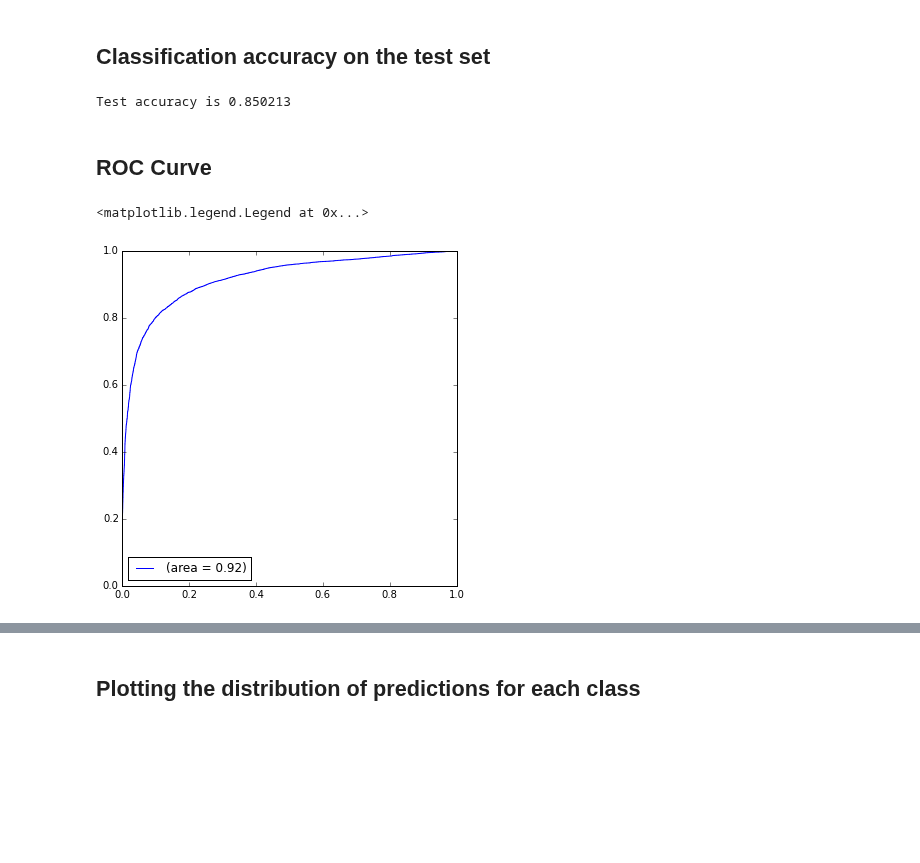
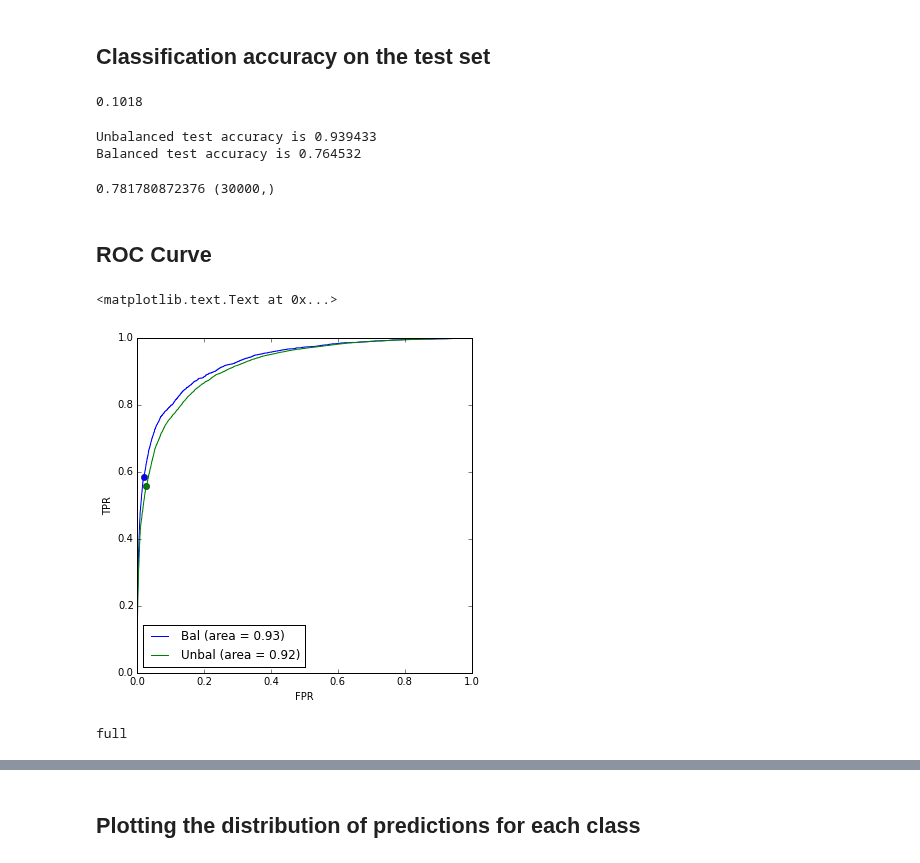
Before and after one commit to mdfirman/CityNet, a Jupyter notebook: notebooks/detection/Biotic CNN.ipynb, the cells around one changed output, grey strips where cells are left out. Cells and saved outputs as stored; diff of their text form; code cells hidden in the pictures; blank space fills up the shorter version.

```diff
--- a/notebooks/detection/Biotic CNN.ipynb
+++ b/notebooks/detection/Biotic CNN.ipynb
@@ -41,7 +47,7 @@ This split was done in 'Biotic slice extraction'
 # %%
 datapath = '/home/michael/projects/engaged_hackathon_data/detection/train_test_patches/'
 data_small = scipy.io.loadmat(datapath + 'small.mat')
-data_big = scipy.io.loadmat(datapath + 'full.mat')
+data_big = scipy.io.loadmat(datapath + 'unbalanced_128.mat')
 
 datasetsize = 'full'
 
@@ -69,6 +81,7 @@ X (18286, 1, 75, 19)
 ## Setting up and training the CNN, using NoLearn (& Lasagne)
 # %%
 # Xmnist
+# todo - change architcture
 layers0 = [
     # layer dealing with the input data
     (layers.InputLayer, {'shape': (None, train['X'].shape[1], train['X'].shape[2], train['X'].shape[3])}),
@@ -80,12 +93,13 @@ layers0 = [
 #     (layers.Conv2DLayer, {'num_filters': 96, 'filter_size': 3}),
     (layers.Conv2DLayer, {'num_filters': 96, 'filter_size': 3}),
     (layers.MaxPool2DLayer, {'pool_size': 2}),
-
+    (layers.DropoutLayer, {}),
     # second stage of our convolutional layers
-    (layers.Conv2DLayer, {'num_filters': 128, 'filter_size': 3}),
+#     (layers.Conv2DLayer, {'num_filters': 128, 'filter_size': 3}),
     (layers.Conv2DLayer, {'num_filters': 128, 'filter_size': 3}),
     (layers.Conv2DLayer, {'num_filters': 128, 'filter_size': 3}),
     (layers.MaxPool2DLayer, {'pool_size': 2}),
+    (layers.DropoutLayer, {}),
 
     # two dense layers with dropout
     (layers.DenseLayer, {'num_units': 64}),
@@ -99,6 +113,8 @@ layers0 = [
 def regularization_objective(layers, lambda1=0., lambda2=0., *args, **kwargs):
     # default loss
     losses = objective(layers, *args, **kwargs)
+#     target=, loss_function=categorical_crossentropy, aggregate='mean')
+
     # get the layers' weights, but only those that should be regularized
     # (i.e. not the biases)
     weights = get_all_params(layers[-1], regularizable=True)
@@ -113,10 +129,10 @@ def regularization_objective(layers, lambda1=0., lambda2=0., *args, **kwargs):
 
 net0 = NeuralNet(
     layers=layers0,
-    max_epochs=10,
+    max_epochs=12,
 
     update=adam,
-    update_learning_rate=0.0002,
+    update_learning_rate=0.002,
 
     objective=regularization_objective,
     objective_lambda2=0.0025,
@@ -148,29 +164,68 @@ net0.fit(train['X'], train['y']);
 # %% [markdown]
 ## Classification accuracy on the test set
-# %%
-#threshold = threshold
-pred_y = net0.predict_proba(test['X'])[:, 1]
-
-test_accuracy = metrics.accuracy_score(test['y'], pred_y>0.5)
-
-print "Test accuracy is %f" % test_accuracy
-# %% [output]
-Test accuracy is 0.850213
+# %%
+print test['y'].mean()
+# %% [output]
+0.1018
+# %%
+# on the unbalanced test set
+pred_y_unbal = net0.predict_proba(test['X'])[:, 1]
+unbalanced_test_accuracy = metrics.accuracy_score(test['y'], pred_y_unbal>0.5)
+print "Unbalanced test accuracy is %f" % unbalanced_test_accuracy
+
+# on the balanced test set
+data_balanced = scipy.io.loadmat(datapath + '128.mat')
+test_bal = {}
+test_bal['X'] = data_balanced['X_test']
+test_bal['y'] = data_balanced['y_test'].ravel()
+pred_y_bal = net0.predict_proba(test_bal['X'])[:, 1]
+balanced_test_accuracy = metrics.accuracy_score(test_bal['y'], pred_y_bal>0.5)
+print "Balanced test accuracy is %f" % balanced_test_accuracy
+# %% [output]
+Unbalanced test accuracy is 0.939433
+Balanced test accuracy is 0.764532
+# %%
+# do class balancing on the unbalanced set
+accs = 0
+for target in [0, 1]:
+    idxs = test['y']==target
+    accs += metrics.accuracy_score(test['y'][idxs], pred_y_unbal[idxs]>0.5)
+accs /= 2
+print accs, pred_y_unbal.shape
+# %% [output]
+0.781780872376 (30000,)
 # %% [markdown]
 ## ROC Curve
 # %%
 from sklearn.metrics import roc_curve, auc
 
 # plotting this line
 plt.figure(figsize=(6, 6))
-fpr, tpr, _ = roc_curve(test['y'], pred_y.ravel())
+fpr, tpr, thresh = roc_curve(test['y'], pred_y_unbal.ravel())
+mid_idx = np.argmin(np.abs(thresh-0.5))
+plt.plot(fpr[mid_idx], tpr[mid_idx], 'bo')
+roc_auc = auc(fpr, tpr)
+plt.plot(fpr, tpr , label='Bal (area = %0.2f)' % (roc_auc))
 
+fpr, tpr, thresh = roc_curve(test_bal['y'], pred_y_bal.ravel())
+mid_idx = np.argmin(np.abs(thresh-0.5))
+plt.plot(fpr[mid_idx], tpr[mid_idx], 'go')
 roc_auc = auc(fpr, tpr)
-plt.plot(fpr, tpr , label='(area = %0.2f)' % (roc_auc))
+plt.plot(fpr, tpr , label='Unbal (area = %0.2f)' % (roc_auc))
+
 plt.legend(loc='best')
+plt.xlabel('FPR')
+plt.ylabel('TPR')
+
+# evaluation.plot_roc_curve(test_bal['y'], pred_y_bal.ravel(), label='Balanced')
+# evaluation.plot_roc_curve(test['y'], pred_y_unbal.ravel(), label='Unbalanced')
 # %% [output]
-<matplotlib.legend.Legend at 0x...>
+<matplotlib.text.Text at 0x...>
-[figure, old version]
+[figure, new version]
+# %%
+print datasetsize
+# %% [output]
+full
 # %%
 # Save the model to disk...
 import cPickle as pickle
```
Also changed, not shown: parts of 10 cells of this notebook, 2 other files.
